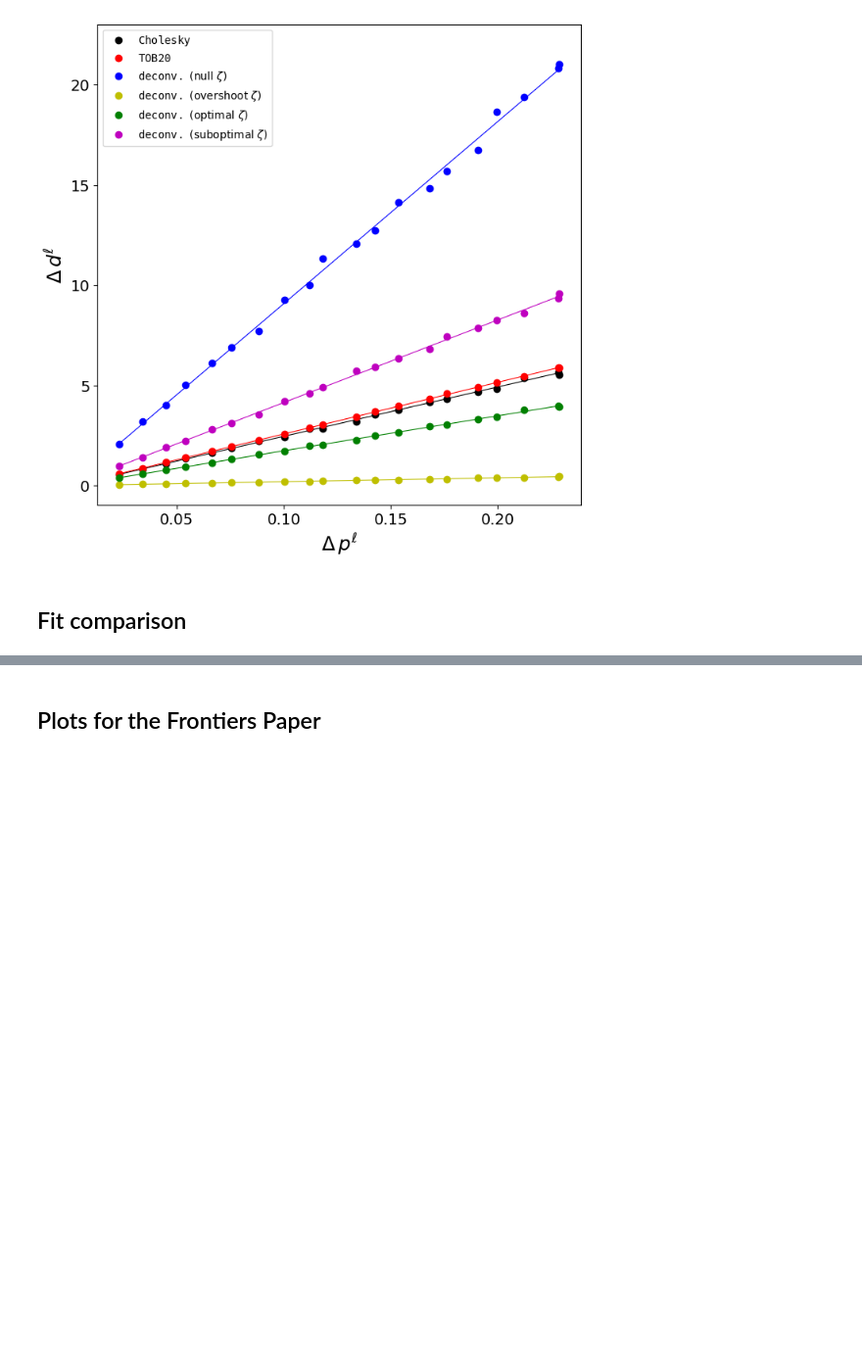
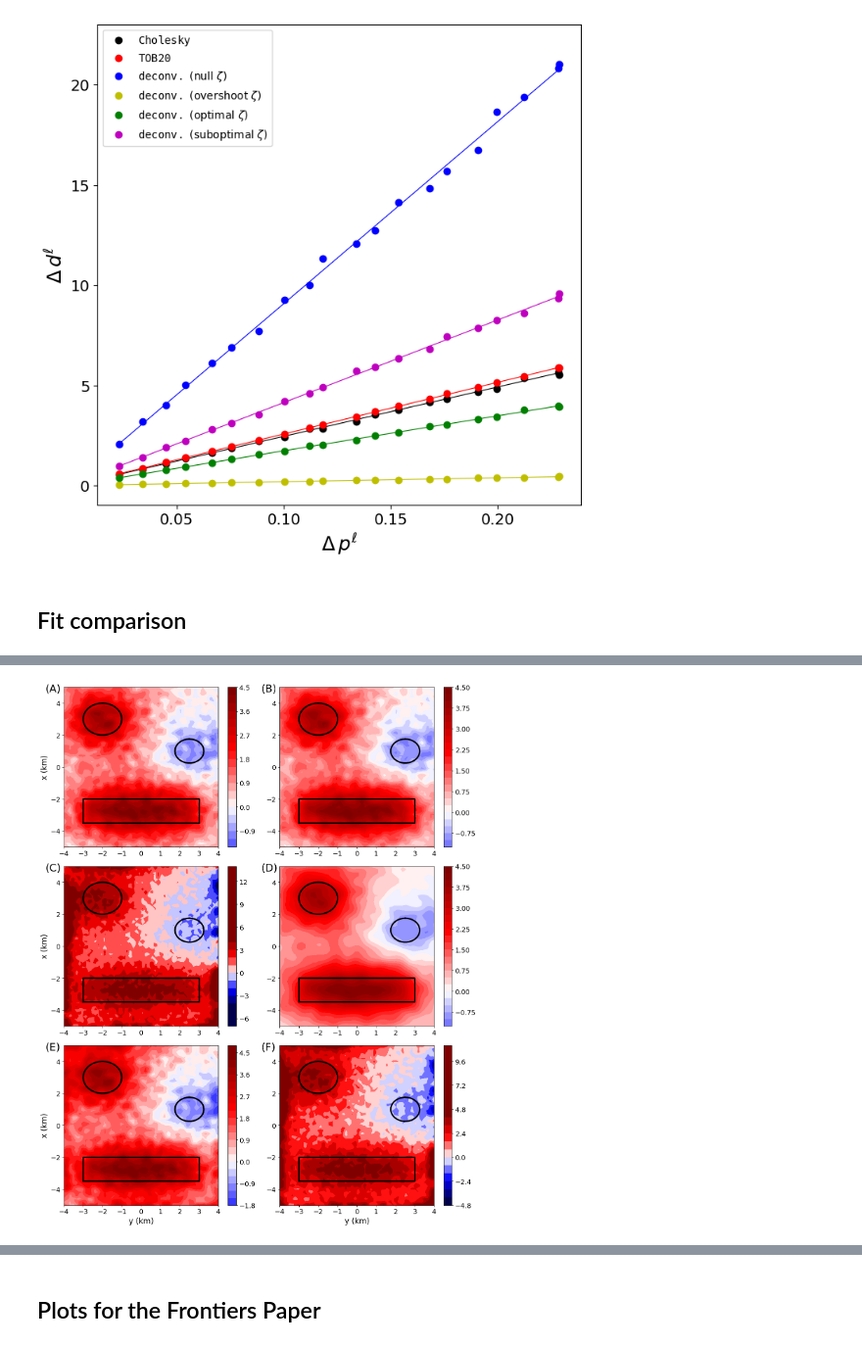
Before and after one commit to DiegoTaka/fast_equivalent_layer, a Jupyter notebook: code/grav/Stability_comparison_grav.ipynb, the cells around one changed output, grey strips where cells are left out. Shown at 98% size. Saved outputs shown, nothing was run; the diff lists cells and outputs as text; code cells hidden in the pictures; blank space fills up the shorter version.

```diff
--- a/code/grav/Stability_comparison_grav.ipynb
+++ b/code/grav/Stability_comparison_grav.ipynb
@@ -339,106 +342,128 @@ y2 = yc2/1000 + (R2/1000)*np.sin(phi)
 x_p = [-3.5, -2., -2., -3.5, -3.5]
 y_p = [-3., -3., 3., 3., -3.]
 
+ranges_max = np.max(np.abs(data[0]))
+
 fig = plt.figure(figsize=(13,16))
 fig.patch.set_facecolor('xkcd:white')
 plt.subplot(321)
 #plt.title('Classical', y=1, x=0.5, fontsize=14)
-plt.tricontourf(yi_plot, xi_plot,gz_c,22,cmap='jet')
+plt.tricontourf(yi_plot, xi_plot,gz_c,22,cmap='seismic',vmin=-ranges_max,vmax=ranges_max)
 plt.plot(y_p,x_p,color="k", linewidth=3)
 #plt.plot(x_p2,y_p2,color="k", linewidth=3)
 plt.plot(y1, x1, color="k", linewidth=3)
 plt.plot(y2, x2, color="k", linewidth=3)
 cb = plt.colorbar(shrink=1)
-cb.set_label('$\delta g$ ( $mGal$ )', rotation=90, fontsize=14)
+plt.clim(-ranges_max, ranges_max)
+cb.ax.tick_params(labelsize=14)
+#cb.set_label('$\delta g$ ( $mGal$ )', rotation=90, fontsize=14)
 plt.xlim(np.min(yi_plot),np.max(yi_plot))
 plt.ylim(np.min(xi_plot),np.max(xi_plot))
 plt.xticks(fontsize=14)
 plt.yticks(fontsize=14)
 #plt.xlabel('Easting coordinate y (km)', fontsize=14)
-plt.ylabel('Northing coordinate x (km)', fontsize=14)
+plt.ylabel('x (km)', fontsize=16)
+plt.annotate(text='(A)', xy=(-0.12,0.97), xycoords='axes fraction', fontsize=22)
 
 plt.subplot(322)
 #plt.title('Convolutional', y=1, x=0.5, fontsize=14)
-plt.tricontourf(yi_plot, xi_plot,gz_bccb,22, vmin=scale_min, vmax=scale_max, cmap='jet')
+plt.tricontourf(yi_plot, xi_plot,gz_bccb,22, cmap='seismic',vmin=-ranges_max,vmax=ranges_max)
 plt.plot(y_p,x_p,color="k", linewidth=3)
 #plt.plot(x_p2,y_p2,color="k", linewidth=3)
 plt.plot(y1, x1, color="k", linewidth=3)
 plt.plot(y2, x2, color="k", linewidth=3)
 cb = plt.colorbar(shrink=1)
-cb.set_label('$\delta g$ ( $mGal$ )', rotation=90, fontsize=14)
+plt.clim(-ranges_max, ranges_max)
+cb.ax.tick_params(labelsize=14)
+#cb.set_label('$\delta g$ ( $mGal$ )', rotation=90, fontsize=14)
 plt.xlim(np.min(yi_plot),np.max(yi_plot))
 plt.ylim(np.min(xi_plot),np.max(xi_plot))
 plt.xticks(fontsize=14)
 plt.yticks(fontsize=14)
 #plt.xlabel('Easting coordinate y (km)', fontsize=14)
 #plt.ylabel('Northing coordinate x (km)', fontsize=14)
+plt.annotate(text='(B)', xy=(-0.12,0.97), xycoords='axes fraction', fontsize=22)
 
 plt.subplot(323)
 #plt.title('Deconvolutional', y=1, x=0.5, fontsize=14)
-plt.tricontourf(yi_plot, xi_plot,gz_dec,22, vmin=scale_min, vmax=scale_max, cmap='jet')
+plt.tricontourf(yi_plot, xi_plot,gz_dec,22, cmap='seismic',vmin=-ranges_max,vmax=ranges_max)
 plt.plot(y_p,x_p,color="k", linewidth=3)
 #plt.plot(x_p2,y_p2,color="k", linewidth=3)
 plt.plot(y1, x1, color="k", linewidth=3)
 plt.plot(y2, x2, color="k", linewidth=3)
 cb = plt.colorbar(shrink=1)
-cb.set_label('$\delta g$ ( $mGal$ )', rotation=90, fontsize=14)
+plt.clim(-ranges_max, ranges_max)
+cb.ax.tick_params(labelsize=14)
+#cb.set_label('$\delta g$ ( $mGal$ )', rotation=90, fontsize=14)
 plt.xlim(np.min(yi_plot),np.max(yi_plot))
 plt.ylim(np.min(xi_plot),np.max(xi_plot))
 plt.xticks(fontsize=14)
 plt.yticks(fontsize=14)
 #plt.xlabel('Easting coordinate y (km)', fontsize=14)
-plt.ylabel('Northing coordinate x (km)', fontsize=14)
+plt.ylabel('x (km)', fontsize=16)
+plt.annotate(text='(C)', xy=(-0.12,0.97), xycoords='axes fraction', fontsize=22)
 
 plt.subplot(324)
 #plt.title('Deconvolutional w\ Wiener overshoot \u03BC', y=1, x=0.5, fontsize=14)
-plt.tricontourf(yi_plot, xi_plot,gz_dec_wiener0,22,cmap='jet')
+plt.tricontourf(yi_plot, xi_plot,gz_dec_wiener0,22,cmap='seismic',vmin=-ranges_max,vmax=ranges_max)
 plt.plot(y_p,x_p,color="k", linewidth=3)
 #plt.plot(x_p2,y_p2,color="k", linewidth=3)
 plt.plot(y1, x1, color="k", linewidth=3)
 plt.plot(y2, x2, color="k", linewidth=3)
 cb = plt.colorbar(shrink=1)
-cb.set_label('$\delta g$ ( $mGal$ )', rotation=90, fontsize=14)
+plt.clim(-ranges_max, ranges_max)
+cb.ax.tick_params(labelsize=14)
+#cb.set_label('$\delta g$ ( $mGal$ )', rotation=90, fontsize=14)
 plt.xlim(np.min(yi_plot),np.max(yi_plot))
 plt.ylim(np.min(xi_plot),np.max(xi_plot))
 plt.xticks(fontsize=14)
 plt.yticks(fontsize=14)
 #plt.xlabel('Easting coordinate y (km)', fontsize=14)
 #plt.ylabel('Northing coordinate x (km)', fontsize=14)
+plt.annotate(text='(D)', xy=(-0.12,0.97), xycoords='axes fraction', fontsize=22)
 
 plt.subplot(325)
 #plt.title('Deconvolutional w\ Wiener optimal \u03BC', y=1, x=0.5, fontsize=14)
-plt.tricontourf(yi_plot, xi_plot,gz_dec_wiener1,22,cmap='jet')
+plt.tricontourf(yi_plot, xi_plot,gz_dec_wiener1,22,cmap='seismic',vmin=-ranges_max,vmax=ranges_max)
 plt.plot(y_p,x_p,color="k", linewidth=3)
 #plt.plot(x_p2,y_p2,color="k", linewidth=3)
 plt.plot(y1, x1, color="k", linewidth=3)
 plt.plot(y2, x2, color="k", linewidth=3)
 cb = plt.colorbar(shrink=1)
-cb.set_label('$\delta g$ ( $mGal$ )', rotation=90, fontsize=14)
+plt.clim(-ranges_max, ranges_max)
+cb.ax.tick_params(labelsize=14)
+#cb.set_label('$\delta g$ ( $mGal$ )', rotation=90, fontsize=14)
 plt.xlim(np.min(yi_plot),np.max(yi_plot))
 plt.ylim(np.min(xi_plot),np.max(xi_plot))
 plt.xticks(fontsize=14)
 plt.yticks(fontsize=14)
-plt.xlabel('Easting coordinate y (km)', fontsize=14)
-plt.ylabel('Northing coordinate x (km)', fontsize=14)
+plt.xlabel('y (km)', fontsize=16)
+plt.ylabel('x (km)', fontsize=16)
+plt.annotate(text='(E)', xy=(-0.12,0.97), xycoords='axes fraction', fontsize=22)
 
 plt.subplot(326)
 #plt.title('Deconvolutional w\ Wiener suboptimal \u03BC', y=1, x=0.5, fontsize=14)
-plt.tricontourf(yi_plot, xi_plot,gz_dec_wiener2,22,cmap='jet')
+plt.tricontourf(yi_plot, xi_plot,gz_dec_wiener2,22,cmap='seismic',vmin=-ranges_max,vmax=ranges_max)
 plt.plot(y_p,x_p,color="k", linewidth=3)
 #plt.plot(x_p2,y_p2,color="k", linewidth=3)
 plt.plot(y1, x1, color="k", linewidth=3)
 plt.plot(y2, x2, color="k", linewidth=3)
 cb = plt.colorbar(shrink=1)
-cb.set_label('$\delta g$ ( $mGal$ )', rotation=90, fontsize=14)
+plt.clim(-ranges_max, ranges_max)
+cb.ax.tick_params(labelsize=14)
+#cb.set_label('$\delta g$ ( $mGal$ )', rotation=90, fontsize=14)
 plt.xlim(np.min(yi_plot),np.max(yi_plot))
 plt.ylim(np.min(xi_plot),np.max(xi_plot))
 plt.xticks(fontsize=14)
 plt.yticks(fontsize=14)
-plt.xlabel('Easting coordinate y (km)', fontsize=14)
+plt.xlabel('y (km)', fontsize=16)
 #plt.ylabel('Northing coordinate x (km)', fontsize=14)
+plt.annotate(text='(F)', xy=(-0.12,0.97), xycoords='axes fraction', fontsize=22)
 
 plt.tight_layout()
 plt.savefig('../../manuscript/Fig/stability_grav_comparison.png', dpi=300)
+# %% [output]
+[figure, added]
 # %%
 print (np.mean(np.abs(data[-1]-gz_c)), ('(Classical method)'))
 print (np.mean(np.abs(data[-1]-gz_bccb)), ('(CG BTTB method)'))
```
Also changed, not shown: parts of 5 cells of this notebook, 3 other files.
